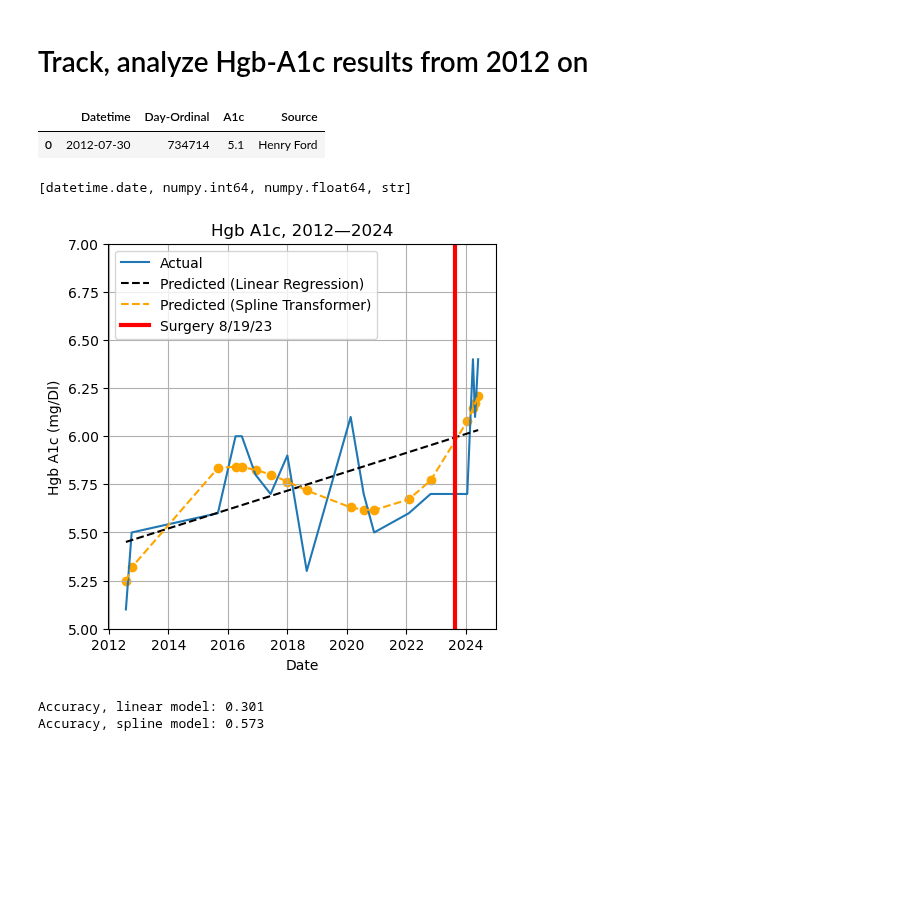
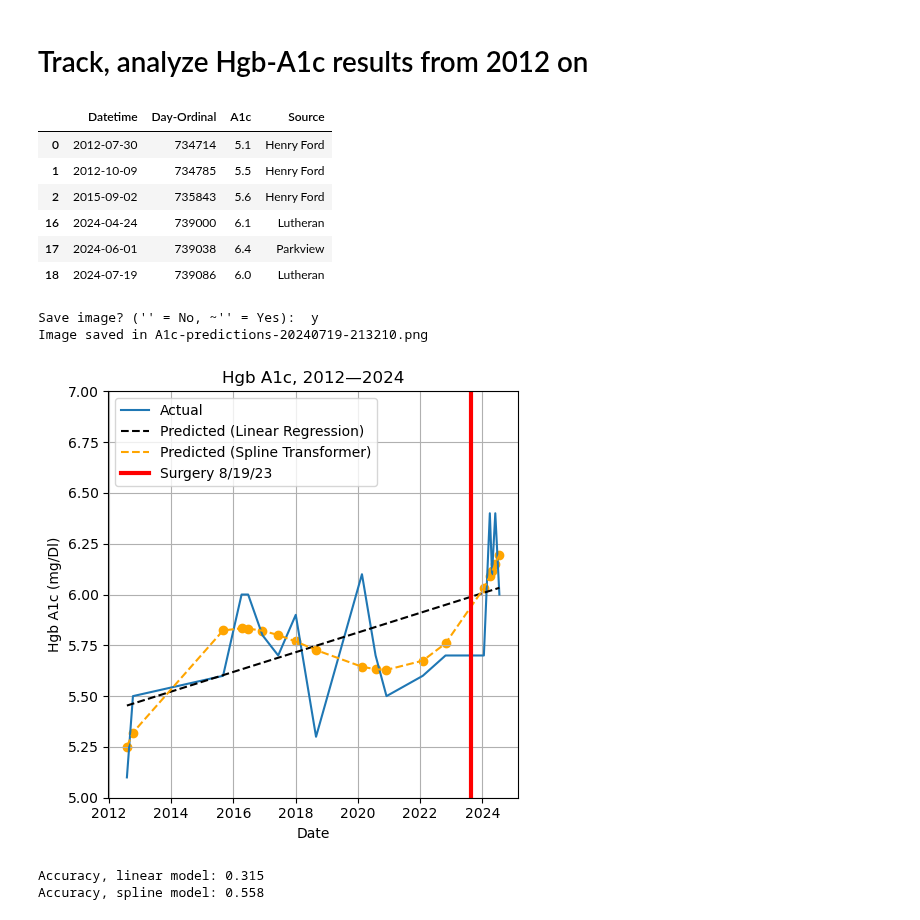
Before and after one commit to drjlevi6/Data-Scientist, a Jupyter notebook: A1c/A1c.ipynb, the cells around one changed output. Cells and saved outputs as stored; diff of their text form; code cells hidden in the pictures; blank space fills up the shorter version.

```diff
--- a/A1c/A1c.ipynb
+++ b/A1c/A1c.ipynb
@@ -17,20 +18,22 @@ def to_days(t):
     return date_from_input.toordinal() #date_from_input
     '''
 
-data_all = pd.read_csv("A1c-data.csv")
+data_all = pd.read_excel("A1c-data.xlsx")
 datetimes = Ser([date.fromisoformat(str(d)) for d in list(data_all['Date'])])
 days_ordinal = Ser([date.toordinal(d) for d in list(datetimes)])
 
 data_days = pd.concat([datetimes, days_ordinal, data_all['A1c'], data_all['Source']], axis=1)
 data_days.columns = ['Datetime', 'Day-Ordinal', 'A1c', 'Source']
+
 pd.concat([data_days.head(3), data_days.tail(3)])
-
-display(data_days.head(1))
-[type(x) for x in data_days.iloc[0,:]]
 # %% [output]
 |  | Datetime | Day-Ordinal | A1c | Source |
 | 0 | 2012-07-30 | 734714 | 5.1 | Henry Ford |
+| 1 | 2012-10-09 | 734785 | 5.5 | Henry Ford |
+| 2 | 2015-09-02 | 735843 | 5.6 | Henry Ford |
+| 16 | 2024-04-24 | 739000 | 6.1 | Lutheran |
+| 17 | 2024-06-01 | 739038 | 6.4 | Parkview |
+| 18 | 2024-07-19 | 739086 | 6.0 | Lutheran |
-[datetime.date, numpy.int64, numpy.float64, str]
 # %%
 # Fit some estimators to the data
 from sklearn.linear_model import LinearRegression
@@ -50,34 +53,36 @@ spline_predictions = splinemodel.predict(X)
 # %%
 # Plot the data, actual and predicted
 # matplotlib.pyplot.plot(*args, scalex=True, scaley=True, data=None, **kwargs)
 from date_time_string import date_time_string
-fig = plt.figure(figsize=(5,5))
+fig = plt.figure(figsize=(5,5),layout='tight')
 #axes = plt.gca()
 ymin, ymax = (5, 7)
 plt.plot(data_days['Datetime'], data_days['A1c'], label='Actual')
 plt.plot(data_days['Datetime'], lr_pred, 'k--',
          label='Predicted (Linear Regression)')
 plt.plot(data_days['Datetime'], spline_predictions, '--',
          color='orange', label='Predicted (Spline Transformer)')
 plt.scatter(data_days['Datetime'], spline_predictions, color='orange')
 
 # Plot surgery date
 surg_date = date(2023, 8, 19)
 plt.plot([surg_date, surg_date], [ymin, ymax],
         color='red', label='Surgery 8/19/23', linewidth=3)
 plt.legend()
 plt.grid()
 plt.ylim(ymin, ymax)
 plt.xlabel("Date")
 plt.ylabel("Hgb A1c (mg/Dl)")
 plt.title("Hgb A1c, 2012—2024")
-plt.savefig("A1c-predictions-" + date_time_string() + ".png")
+save_figure_per_user("A1c-predictions")
 plt.show()
 
 # Print accuracy of each model
 print(f"Accuracy, linear model: {lr.score(X, y):0.3f}")
 print(f"Accuracy, spline model: {splinemodel.score(X, y):0.3f}")
 # %% [output]
+Save image? ('' = No, ~'' = Yes):  y
+Image saved in A1c-predictions-20240719-213210.png
-[figure, old version]
+[figure, new version]
-Accuracy, linear model: 0.301
-Accuracy, spline model: 0.573
+Accuracy, linear model: 0.315
+Accuracy, spline model: 0.558
```
Also changed, not shown: parts of 1 cell of this notebook, 11 other files.
